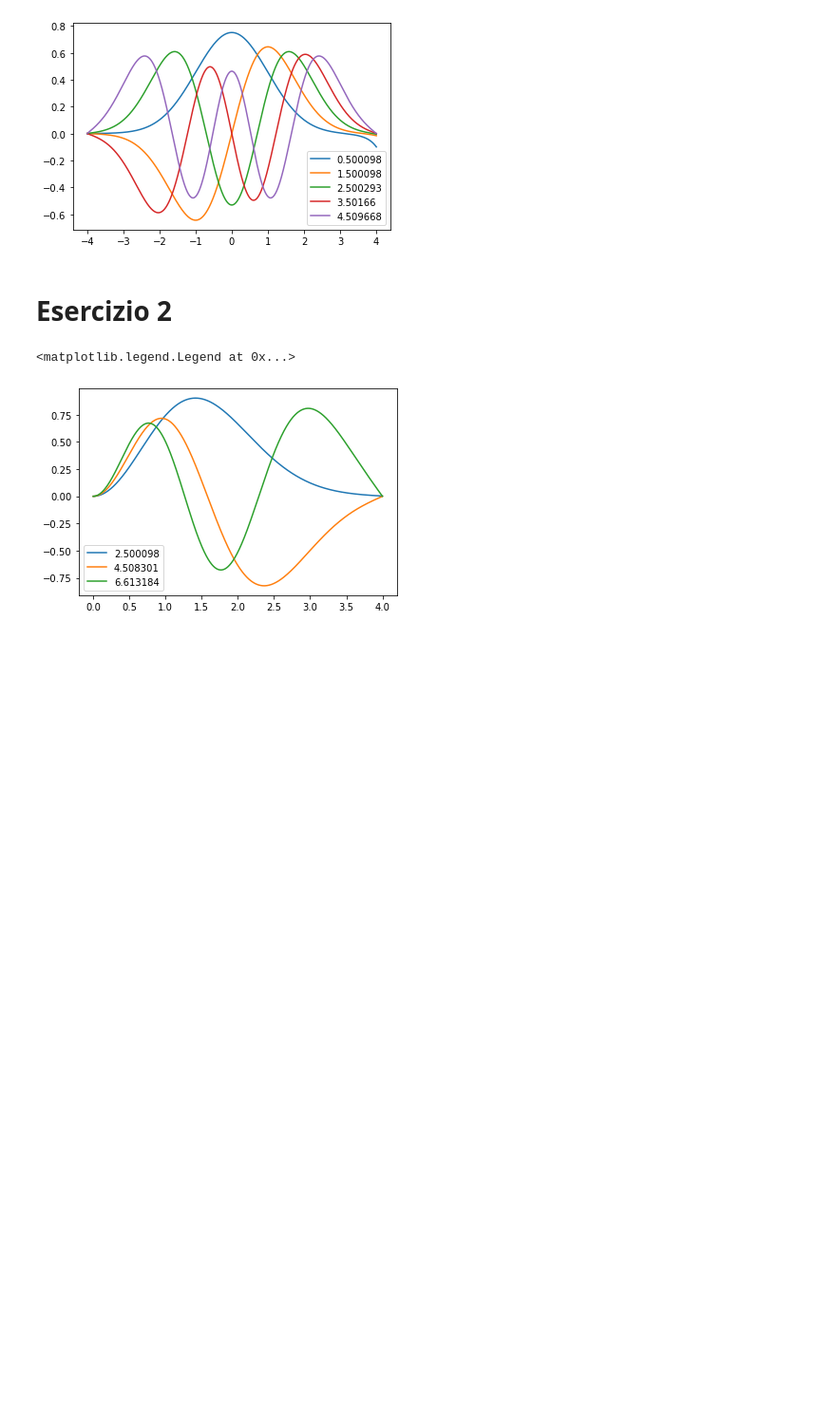
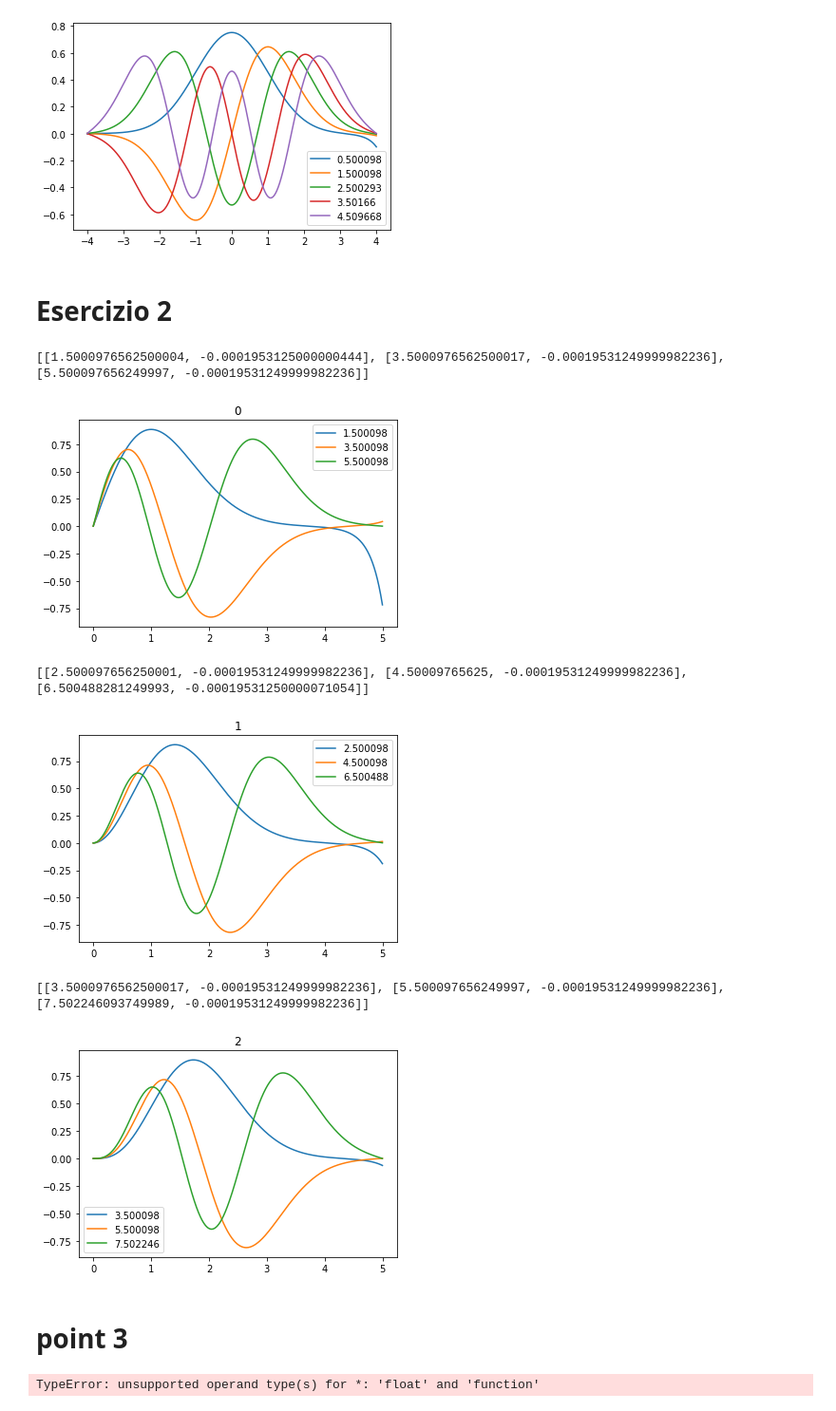
Before and after one commit to MauroMarcon/Computational_physics, a Jupyter notebook: first_exercise/code_examples.ipynb, the cells around one changed output. Shown at 95% size. Saved outputs shown, nothing was run; the diff lists cells and outputs as text; code cells hidden in the pictures; blank space fills up the shorter version.

```diff
--- a/first_exercise/code_examples.ipynb
+++ b/first_exercise/code_examples.ipynb
@@ -75,7 +117,7 @@ def root_finder(f, begin, end, step, tol):
 # Esercizio punto 1
 # %%
 # MASH
-h=0.0001
+h=0.001
 x=np.arange(-3.75,3.75,h)
 x=np.arange(-4,4,h)
 M=len(x)
@@ -94,7 +136,7 @@ plt.plot(x,k2(0.5))
 # dobbiamo creare una funzione dell'energia y_M(E)
 yM = np.vectorize(lambda E : (numerov(k2(E),h,0,h)[M-1]))
 
-eigenvalues = root_finder(yM, 0, 5, 0.1, 0.0001)
+eigenvalues = root_finder(yM, 0, 5, 0.1, 0.0001,method='n_roots')
 # %%
 for En in enumerate(np.array(eigenvalues)[:,0]):
     y = (-1)**(En[0]) * numerov(k2(En[1]),h,0,h)
@@ -109,7 +151,7 @@ plt.legend()
 # %%
 # MASH
 h=0.001
-r=np.arange(0,4,h)
+r=np.arange(0,5,h)
 M=len(r)
 
 # POTENTIAL
@@ -123,18 +165,26 @@ def k2_temp(E,l,V,r):
 
 k2 = lambda E , l : k2_temp(E, l, V, r)
 # %%
-l=1
+eigen = pd.DataFrame(columns=['l','n','E'])
 
-# dobbiamo creare una funzione dell'energia y_M(E)
-yM = np.vectorize(lambda E : (numerov(k2(E,l),h,0,h**(l+1))[M-1]))
+for l in range(3):
+    yM = np.vectorize(lambda E : (numerov(k2(E,l),h,0,h**(l+1))[M-1]))
 
-eigenvalues = root_finder(yM, 0, 7, 0.1, 0.0001)
+    eigenvalues = root_finder(yM, 0, 3, 0.1, 0.0001,method='n_roots')
+    print(eigenvalues)
+    for En in enumerate(np.array(eigenvalues)[:,0]):
+        y = numerov(k2(En[1],l),h,0,h)
+        y = y/np.sqrt(np.sum(y**2*h))
+        plt.plot(r,y,label=str(round(En[1],6)))
+    plt.title(l)
+    plt.legend()
+    plt.show()
+# %% [output]
+[[1.5000976562500004, -0.0001953125000000444], [3.5000976562500017, -0.00019531249999982236], [5.500097656249997, -0.00019531249999982236]]
+[figure, added]
+[[2.500097656250001, -0.00019531249999982236], [4.50009765625, -0.00019531249999982236], [6.500488281249993, -0.00019531250000071054]]
+[figure, added]
+[[3.5000976562500017, -0.00019531249999982236], [5.500097656249997, -0.00019531249999982236], [7.502246093749989, -0.00019531249999982236]]
+[figure, added]
-# %%
-for En in enumerate(np.array(eigenvalues)[:,0]):
-    y = numerov(k2(En[1],l),h,0,h)
-    y = y/np.sqrt(np.sum(y**2*h))
-    plt.plot(r,y,label=str(round(En[1],6)))
-plt.legend()
-# %% [output]
-<matplotlib.legend.Legend at 0x...>
-[figure, removed]
+# %% [markdown]
+# point 3
@@ -140,0 +202,4 @@ plt.legend()
+# %%
+j[1](3)
+# %% [output]
+TypeError: unsupported operand type(s) for *: 'float' and 'function'
```
Also changed, not shown: parts of 5 cells of this notebook.
